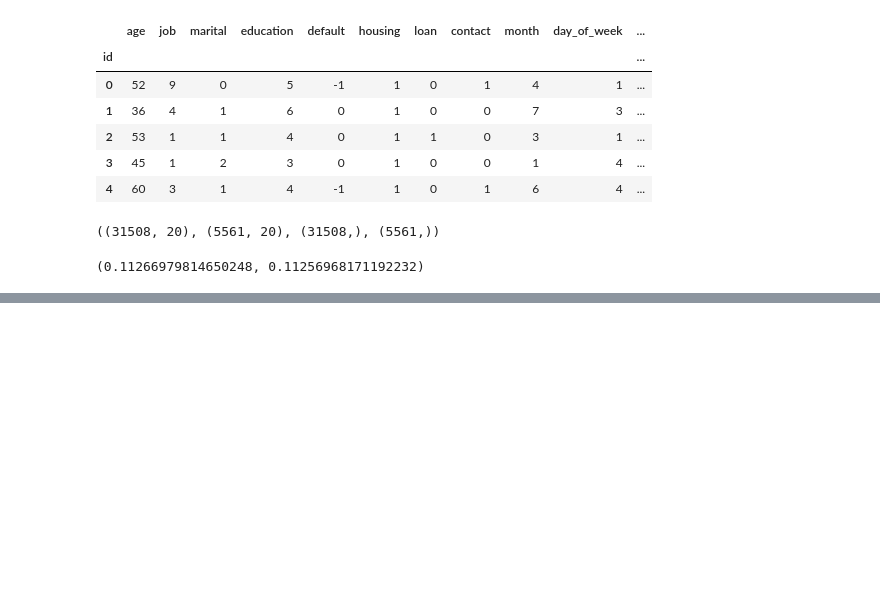
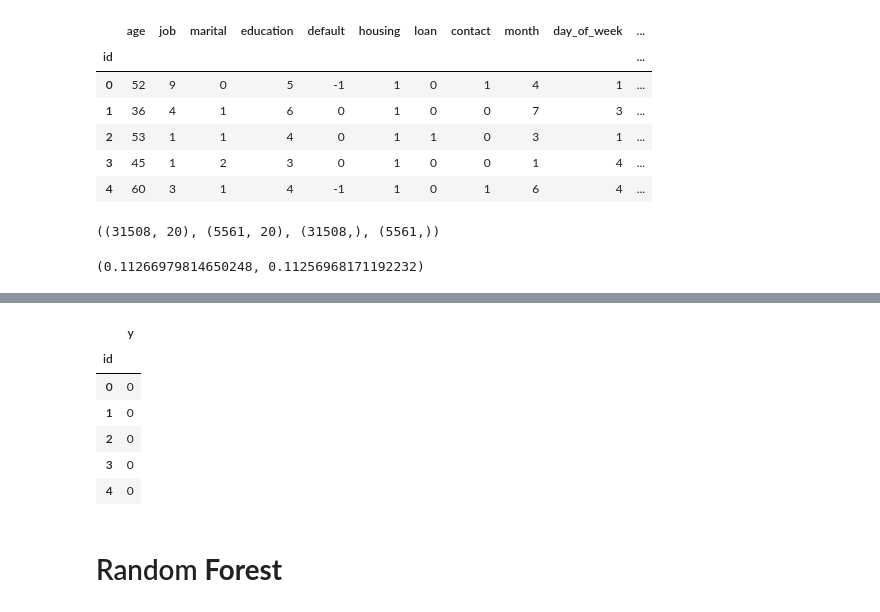
Before and after one commit to jpmucciolo/Curso-Ocean-19-03---Ciencia-de-Dados, a Jupyter notebook: Curso_Ocean_19_03_ciencia_de_dados.ipynb, the cells around one changed output, grey strips where cells are left out. Drawn from its saved outputs; the diff is of its cells as text; code cells hidden in the pictures; blank space fills up the shorter version.

```diff
--- a/Curso_Ocean_19_03_ciencia_de_dados.ipynb
+++ b/Curso_Ocean_19_03_ciencia_de_dados.ipynb
@@ -145,0 +223,2 @@ X_ = scaler.fit_transform
+# %%
+y_aval = knn_class.predict(X_aval)
@@ -145,0 +229,12 @@ X_ = scaler.fit_transform
+# %%
+sub.y = pd.Series(y_aval)
+# %%
+sub.head()
+# %% [output]
+|  | y |
+| id |  |
+| 0 | 0 |
+| 1 | 0 |
+| 2 | 0 |
+| 3 | 0 |
+| 4 | 0 |
@@ -145,0 +243,2 @@ X_ = scaler.fit_transform
+# %% [markdown]
+# Random **Forest**
```
Also changed, not shown: parts of 19 cells of this notebook.
